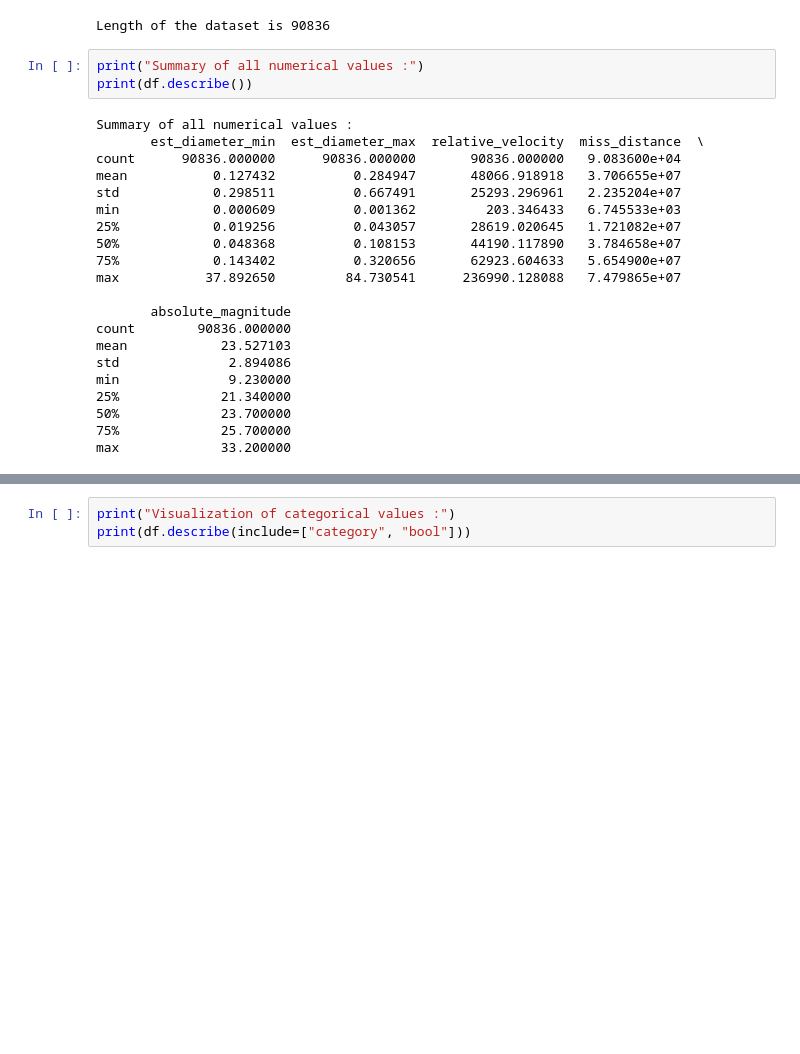
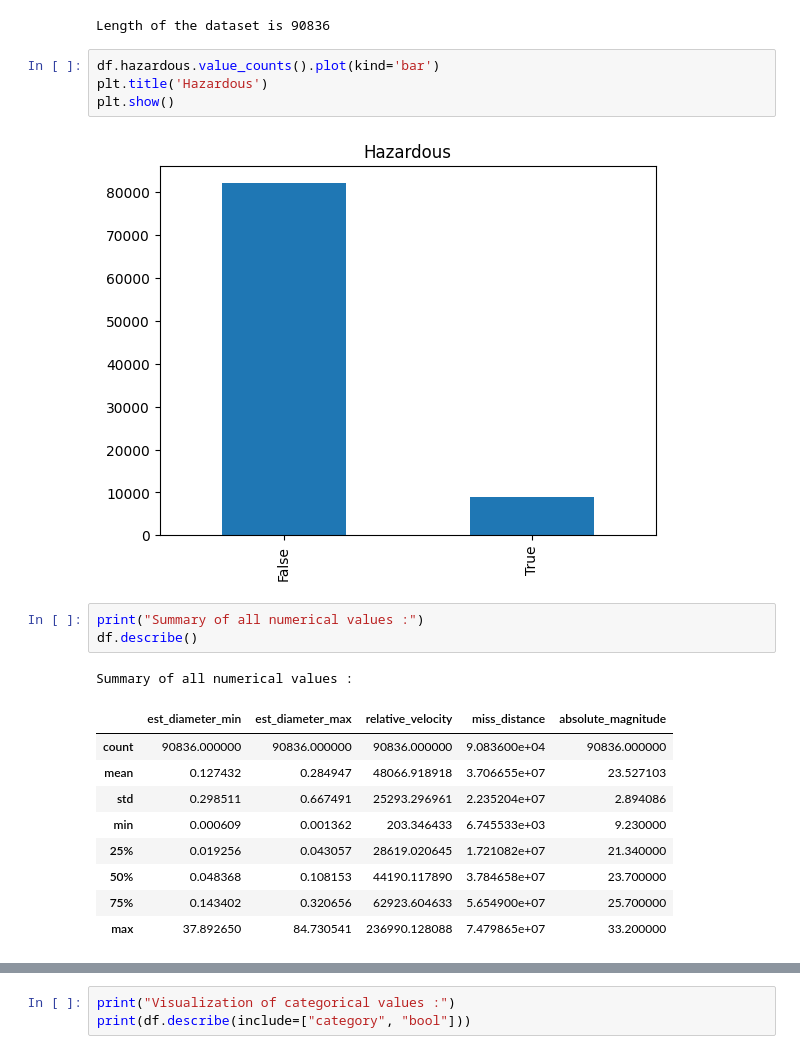
Before and after one commit to Sefray/ptml_project, a Jupyter notebook: nasa-ptml.ipynb, the cells around one changed output, grey strips where cells are left out. Saved outputs shown, nothing was run; the diff lists cells and outputs as text; blank space fills up the shorter version.

```diff
--- a/nasa-ptml.ipynb
+++ b/nasa-ptml.ipynb
@@ -80,30 +108,26 @@ First we will look at statistics on the dataset.
 print(f"Length of the dataset is {len(df)}")
 # %% [output]
 Length of the dataset is 90836
+# %%
+df.hazardous.value_counts().plot(kind='bar')
+plt.title('Hazardous')
+plt.show()
+# %% [output]
+[figure, added]
 # %%
 print("Summary of all numerical values :")
-print(df.describe())
+df.describe()
 # %% [output]
 Summary of all numerical values :
-       est_diameter_min  est_diameter_max  relative_velocity  miss_distance  \
-count      90836.000000      90836.000000       90836.000000   9.083600e+04
-mean           0.127432          0.284947       48066.918918   3.706655e+07
-std            0.298511          0.667491       25293.296961   2.235204e+07
-min            0.000609          0.001362         203.346433   6.745533e+03
-25%            0.019256          0.043057       28619.020645   1.721082e+07
-50%            0.048368          0.108153       44190.117890   3.784658e+07
-75%            0.143402          0.320656       62923.604633   5.654900e+07
-max           37.892650         84.730541      236990.128088   7.479865e+07
-
-       absolute_magnitude
-count        90836.000000
-mean            23.527103
-std              2.894086
-min              9.230000
-25%             21.340000
-50%             23.700000
-75%             25.700000
-max             33.200000
+|  | est_diameter_min | est_diameter_max | relative_velocity | miss_distance | absolute_magnitude |
+| count | 90836.000000 | 90836.000000 | 90836.000000 | 9.083600e+04 | 90836.000000 |
+| mean | 0.127432 | 0.284947 | 48066.918918 | 3.706655e+07 | 23.527103 |
+| std | 0.298511 | 0.667491 | 25293.296961 | 2.235204e+07 | 2.894086 |
+| min | 0.000609 | 0.001362 | 203.346433 | 6.745533e+03 | 9.230000 |
+| 25% | 0.019256 | 0.043057 | 28619.020645 | 1.721082e+07 | 21.340000 |
+| 50% | 0.048368 | 0.108153 | 44190.117890 | 3.784658e+07 | 23.700000 |
+| 75% | 0.143402 | 0.320656 | 62923.604633 | 5.654900e+07 | 25.700000 |
+| max | 37.892650 | 84.730541 | 236990.128088 | 7.479865e+07 | 33.200000 |
 # %%
 df.hist(bins=10, figsize=(10, 7))
 pass
```
Also changed, not shown: parts of 23 cells of this notebook.
